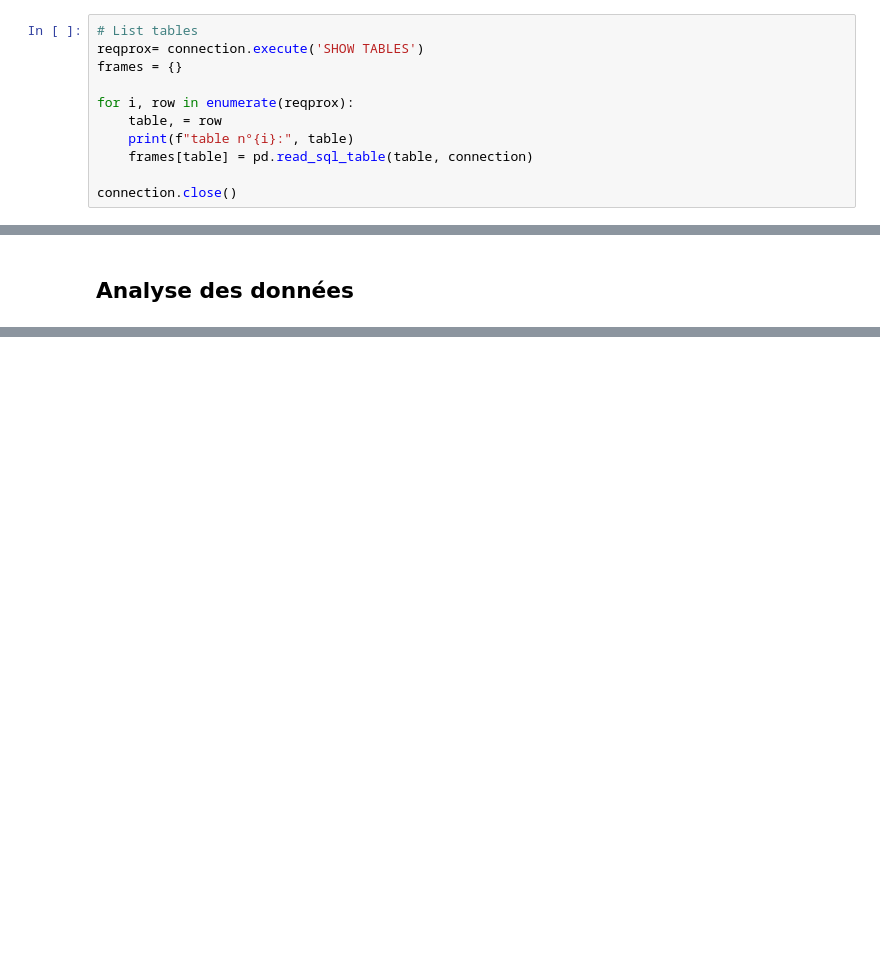
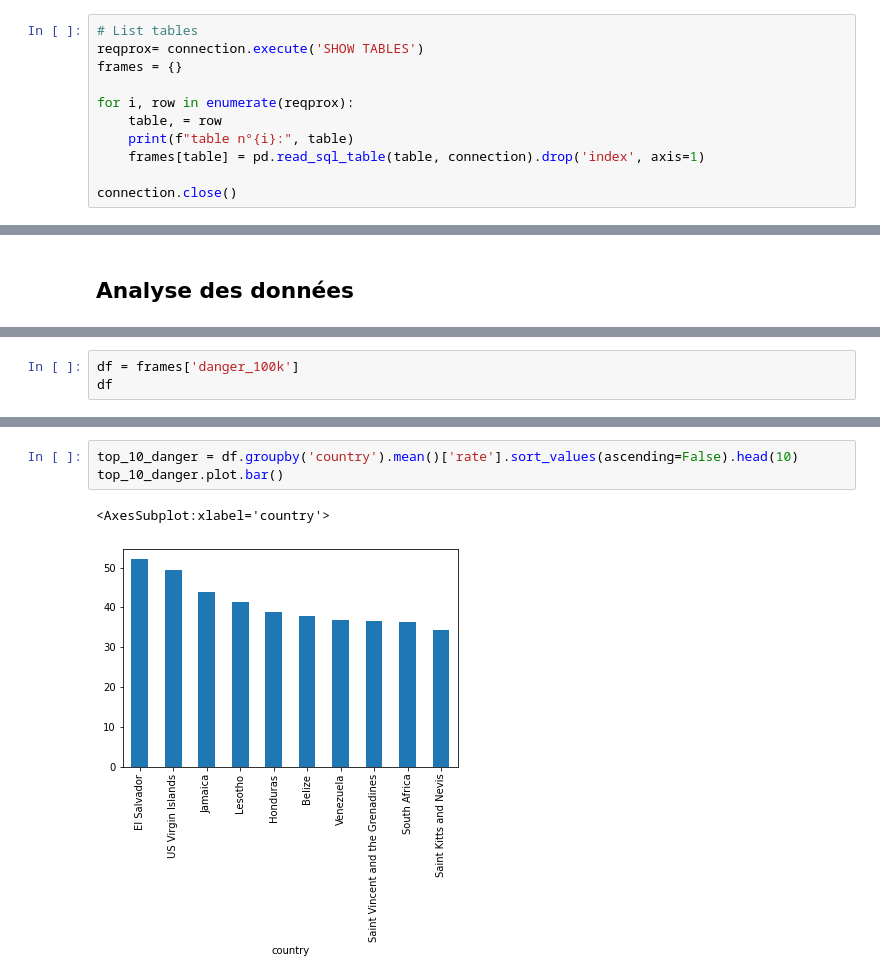
Before and after one commit to sboomi/world-happiness-project, a Jupyter notebook: nbs/Explore Data.ipynb, the cells around one changed output, grey strips where cells are left out. Cells and saved outputs as stored; diff of their text form; blank space fills up the shorter version.

```diff
--- a/nbs/Explore Data.ipynb
+++ b/nbs/Explore Data.ipynb
@@ -37,7 +37,7 @@ frames = {}
 for i, row in enumerate(reqprox):
     table, = row
     print(f"table n°{i}:", table)
-    frames[table] = pd.read_sql_table(table, connection)
+    frames[table] = pd.read_sql_table(table, connection).drop('index', axis=1)
 
 connection.close()
 # %% [output]
@@ -68,0 +55,3 @@ frames
+# %%
+df = frames['danger_100k']
+df
@@ -68,0 +80,6 @@ frames
+# %%
+top_10_danger = df.groupby('country').mean()['rate'].sort_values(ascending=False).head(10)
+top_10_danger.plot.bar()
+# %% [output]
+<AxesSubplot:xlabel='country'>
+[figure, added]
```
Also changed, not shown: parts of 7 cells of this notebook, 8 other files.
